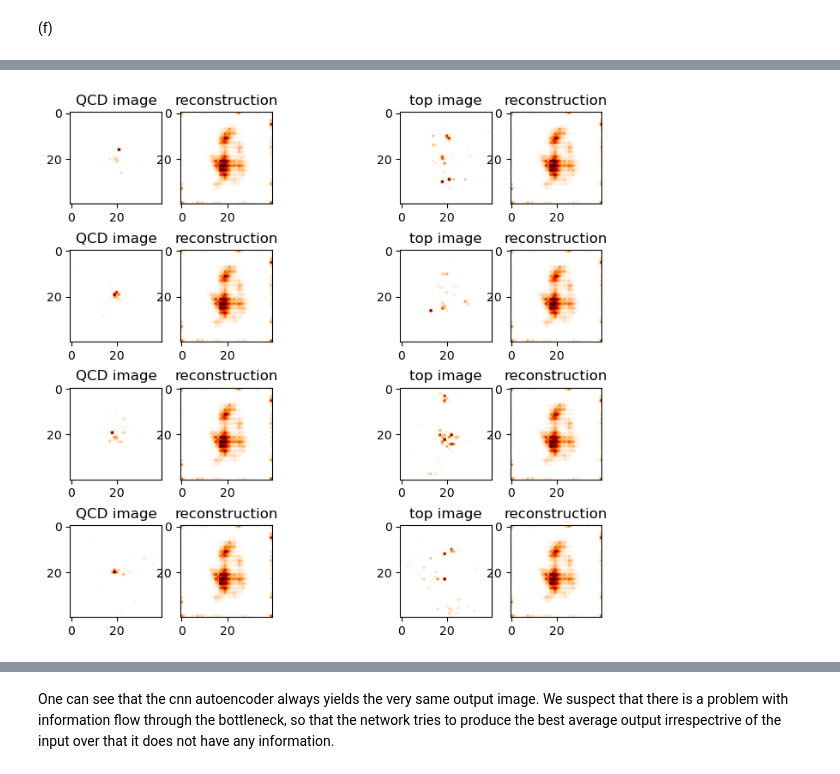
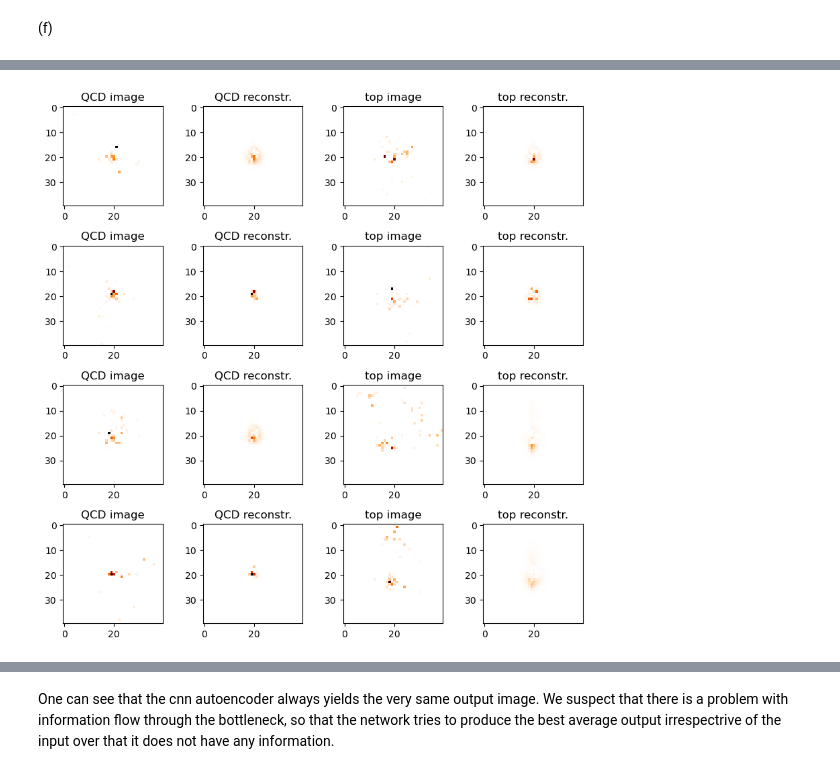
Before and after one commit to Copani/mlph2023-Exercises, a Jupyter notebook: sheet08.ipynb, the cells around one changed output, grey strips where cells are left out. Saved outputs shown, nothing was run; the diff lists cells and outputs as text; code cells hidden in the pictures.

```diff
--- a/sheet08.ipynb
+++ b/sheet08.ipynb
@@ -365,8 +124,8 @@ def val_epoch(model, dataloader, loss_fn, losses, batch_loss_fn):
     losses.append(np.mean(losses_epoch))
     return losses
 # %%
-n_epochs = 10
-bottleneck_dim = 15
+n_epochs = 200
+bottleneck_dim = 20
 loss_fn = nn.MSELoss()
 
 model = autoencoder(bottleneck_dim=bottleneck_dim).to(device)
@@ -576,11 +357,12 @@ def batch_loss(model, loss_fn, x):
     loss = loss_fn(pred, x)
     return loss
 # %%
-n_epochs = 10
-bottleneck_dim = 12
+n_epochs = 15
+bottleneck_dim = 20
+channels = 32
 loss_fn = nn.MSELoss()
-del model
-model = CNN_autoencoder(bottleneck_dim=bottleneck_dim).to(device)
+# del model
+model = CNN_autoencoder(bottleneck_dim=bottleneck_dim, ch=channels).to(device)
 print(model)
 total_parameters = sum(p.numel() for p in model.parameters() if p.requires_grad)
 print(f"Model has {total_parameters:d} trainable parameters")
@@ -719,11 +485,11 @@ trn_dataloader = torch.utils.data.DataLoader(train_dataset, batch_size=64, shuff
 tst_dataloader = torch.utils.data.DataLoader(test_dataset, batch_size=64, shuffle=False )
 val_dataloader = torch.utils.data.DataLoader(val_dataset, batch_size=64, shuffle=False )
 # %%
-n_epochs = 4
-bottleneck_dim = 16
+n_epochs = 15
+bottleneck_dim = 20
 loss_fn = nn.MSELoss()
 
-model = CNN_autoencoder(bottleneck_dim=bottleneck_dim).to(device)
+model = autoencoder(bottleneck_dim=bottleneck_dim).to(device)
 print(model)
 total_parameters = sum(p.numel() for p in model.parameters() if p.requires_grad)
 print(f"Model has {total_parameters:d} trainable parameters")
@@ -771,40 +537,40 @@ plt.legend()
 # %%
-# Visualize original vs reconstructed QCD and top jets
+# TODO: Visualize original vs reconstructed QCD and top jets
 
-#load training data for qcd and top jets seperately
-train_dataset_qcd = ae_data(z_train, y_train, qcd=True, top=False)
-train_dataset_top = ae_data(z_train, y_train, qcd=False, top=True)
-train_dataloader_qcd = torch.utils.data.DataLoader(train_dataset_qcd, batch_size=64, shuffle=True)
-train_dataloader_top = torch.utils.data.DataLoader(train_dataset_top, batch_size=64, shuffle=True)
+z_val_qcd = z_train[y_val==0]
+z_val_top = z_train[y_val==1]
 
-plt.figure(figsize=(8,8))
+
+plt.figure(figsize=(10,10))
+plt.subplots_adjust(hspace=0.4, wspace=0.4)
+
 for i in range(4):
     ### QCD jets ###
     # get image and its reconstruction
-    img = train_dataloader_qcd.dataset[i].to(device)
+    img = torch.from_numpy(z_val_qcd.astype(np.float32))[i].reshape(1,1,40,40).to(device)
     out = model(img).reshape(40,40).detach().cpu().numpy()
     # plot original image
-    plt.subplot(4,5,5*i+1)
+    plt.subplot(4,4,4*i+1)
     img_cpu = img.reshape(40,40).detach().cpu().numpy()
-    plt.imshow(img_cpu, cmap='gist_heat_r')
+    plt.imshow(img_cpu, cmap='gist_heat_r', vmin=0, vmax=0.3)
     plt.title('QCD image')
     # plot reconstructed image
-    plt.subplot(4,5,5*i+2)
-    plt.imshow(out, cmap='gist_heat_r')
-    plt.title('reconstruction')
+    plt.subplot(4,4,4*i+2)
+    plt.imshow(out, cmap='gist_heat_r', vmin=0, vmax=0.3)
+    plt.title('QCD reconstr.')
 
     ### top jets ###
     # get image and its reconstruction
-    img = train_dataloader_top.dataset[i].to(device)
+    img = torch.from_numpy(z_val_top.astype(np.float32))[i].reshape(1,1,40,40).to(device)
     out = model(img).reshape(40,40).detach().cpu().numpy()
     # plot original image
-    plt.subplot(4,5,5*i+4)
+    plt.subplot(4,4,4*i+3)
     img_cpu = img.reshape(40,40).detach().cpu().numpy()
-    plt.imshow(img_cpu, cmap='gist_heat_r')
+    plt.imshow(img_cpu, cmap='gist_heat_r', vmin=0, vmax=0.3)
     plt.title('top image')
     # plot reconstructed image
-    plt.subplot(4,5,5*i+5)
-    plt.imshow(out, cmap='gist_heat_r')
-    plt.title('reconstruction')
+    plt.subplot(4,4,4*i+4)
+    plt.imshow(out, cmap='gist_heat_r', vmin=0, vmax=0.3)
+    plt.title('top reconstr.')
 # %% [output]
-[figure, old version]
+[figure, new version]
```
Also changed, not shown: parts of 43 cells of this notebook, 3 other files.
